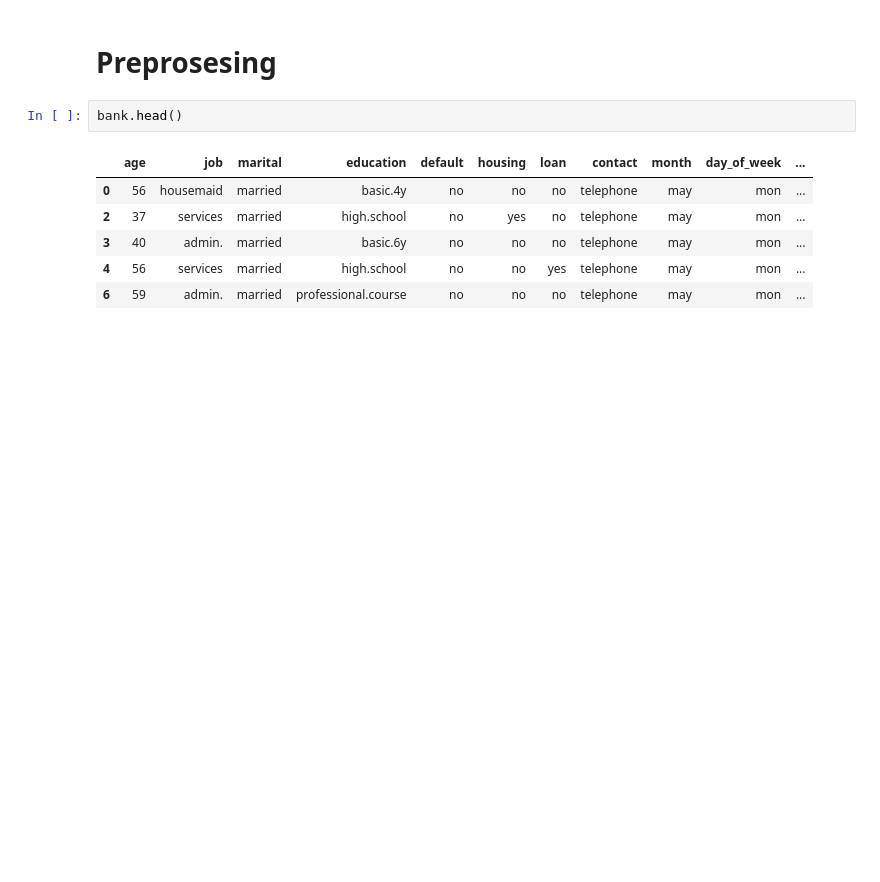
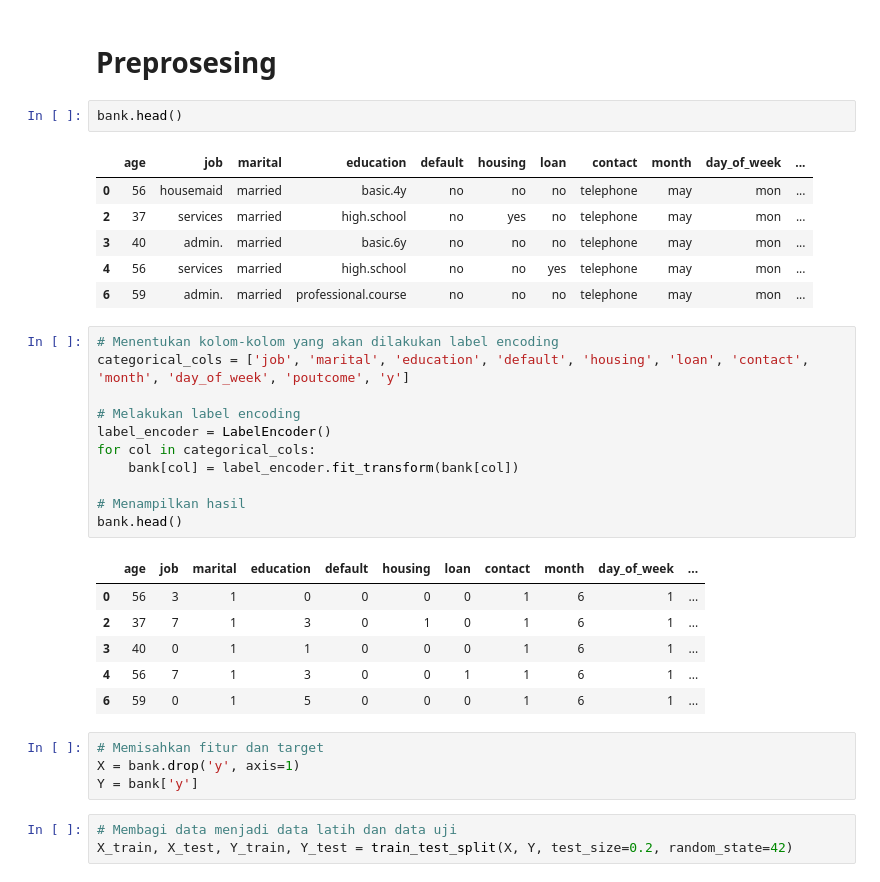
Before and after one commit to margo-waluyo/PYTN_Assign_3_4_Setiawan-Margo-Waluyo, a Jupyter notebook: PYTN_Assign_3_4_Setiawan-Margo-Waluyo.ipynb, the cells around one changed output. Drawn from its saved outputs; the diff is of its cells as text; blank space fills up the shorter version.

```diff
--- a/PYTN_Assign_3_4_Setiawan-Margo-Waluyo.ipynb
+++ b/PYTN_Assign_3_4_Setiawan-Margo-Waluyo.ipynb
@@ -374,3 +387,28 @@ bank.head()
 | 3 | 40 | admin. | married | basic.6y | no | no | no | telephone | may | mon | ... |
 | 4 | 56 | services | married | high.school | no | no | yes | telephone | may | mon | ... |
 | 6 | 59 | admin. | married | professional.course | no | no | no | telephone | may | mon | ... |
+# %%
+# Menentukan kolom-kolom yang akan dilakukan label encoding
+categorical_cols = ['job', 'marital', 'education', 'default', 'housing', 'loan', 'contact', 'month', 'day_of_week', 'poutcome', 'y']
+
+# Melakukan label encoding
+label_encoder = LabelEncoder()
+for col in categorical_cols:
+    bank[col] = label_encoder.fit_transform(bank[col])
+
+# Menampilkan hasil
+bank.head()
+# %% [output]
+|  | age | job | marital | education | default | housing | loan | contact | month | day_of_week | ... |
+| 0 | 56 | 3 | 1 | 0 | 0 | 0 | 0 | 1 | 6 | 1 | ... |
+| 2 | 37 | 7 | 1 | 3 | 0 | 1 | 0 | 1 | 6 | 1 | ... |
+| 3 | 40 | 0 | 1 | 1 | 0 | 0 | 0 | 1 | 6 | 1 | ... |
+| 4 | 56 | 7 | 1 | 3 | 0 | 0 | 1 | 1 | 6 | 1 | ... |
+| 6 | 59 | 0 | 1 | 5 | 0 | 0 | 0 | 1 | 6 | 1 | ... |
+# %%
+# Memisahkan fitur dan target
+X = bank.drop('y', axis=1)
+Y = bank['y']
+# %%
+# Membagi data menjadi data latih dan data uji
+X_train, X_test, Y_train, Y_test = train_test_split(X, Y, test_size=0.2, random_state=42)
```
Also changed, not shown: parts of 24 cells of this notebook.
